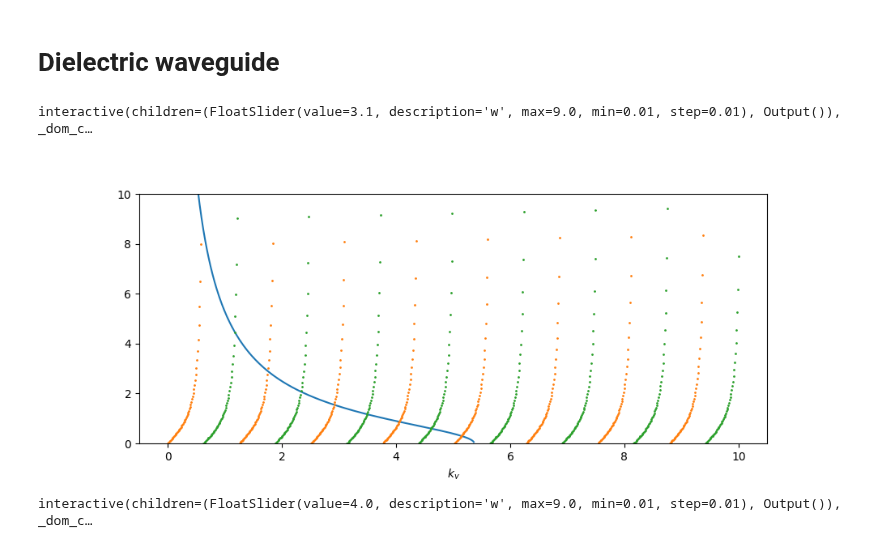
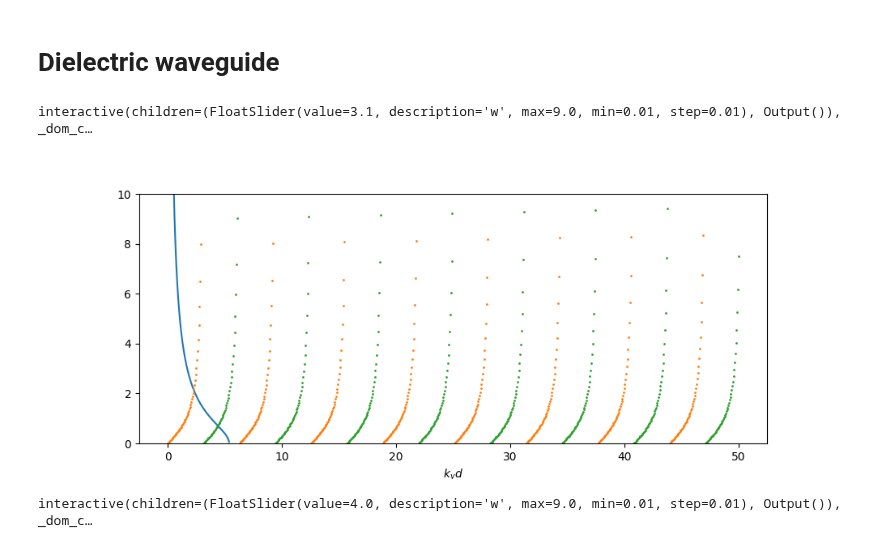
Before and after one commit to diego-fpv/photonics, a Jupyter notebook: waveguide-propagation.ipynb, the cells around one changed output. Cells and saved outputs as stored; diff of their text form; code cells hidden in the pictures.

```diff
--- a/waveguide-propagation.ipynb
+++ b/waveguide-propagation.ipynb
@@ -116,25 +116,25 @@ n1, n2, d = 2, 1, 5
 # %%
 
 m = 2
 ky = np.linspace(0, 10, 900)
 
 f1 = lambda w: np.sqrt((w / ky)**2 * (n1**2 - n2**2) - 1)
 f2_even = np.tan(ky * d / 2)
 f2_odd = np.tan(ky * d / 2 + np.pi / 2)
 
 fig, ax = plt.subplots(1, figsize=(10, 4))
 ax.set_ylim(0, 10)
 line1, = ax.plot(ky, f1(3.1))
-ax.plot(ky, f2_even, marker="o", ms=1, lw=0)
-ax.plot(ky, f2_odd, marker="o", ms=1, lw=0)
-ax.set_xlabel("$k_y$")
+ax.plot(ky*d, f2_even, marker="o", ms=1, lw=0)
+ax.plot(ky*d, f2_odd, marker="o", ms=1, lw=0)
+ax.set_xlabel("$k_y d$")
 
 @interact(w=(0.01, 9, 0.01))
 def time_evol(w=3.1):
     line1.set_ydata(f1(w))
 # %% [output]
 interactive(children=(FloatSlider(value=3.1, description='w', max=9.0, min=0.01, step=0.01), Output()), _dom_c…
-[figure, old version]
+[figure, new version]
 # %%
 kp = np.linspace(0, 10, 9000)
 ky = lambda w: np.sqrt(w**2 * n1**2 - kp**2)
```
Also changed, not shown: parts of 6 cells of this notebook, 3 other files.
